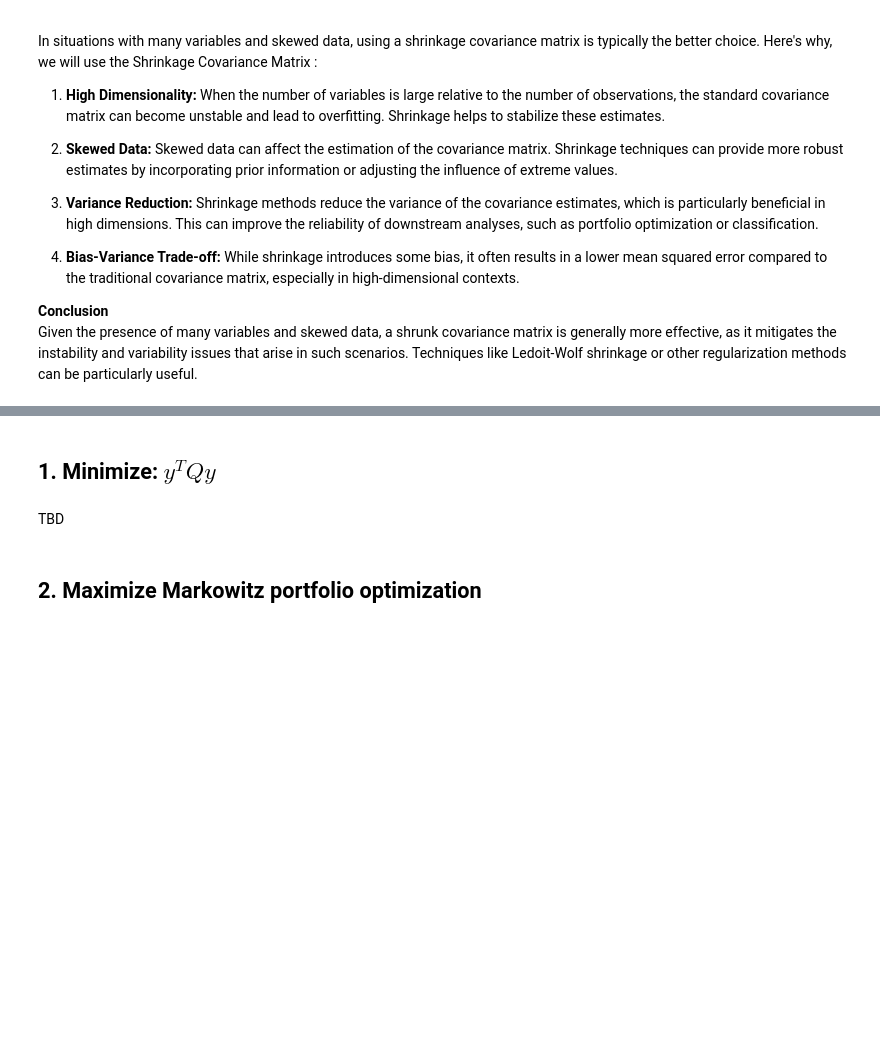
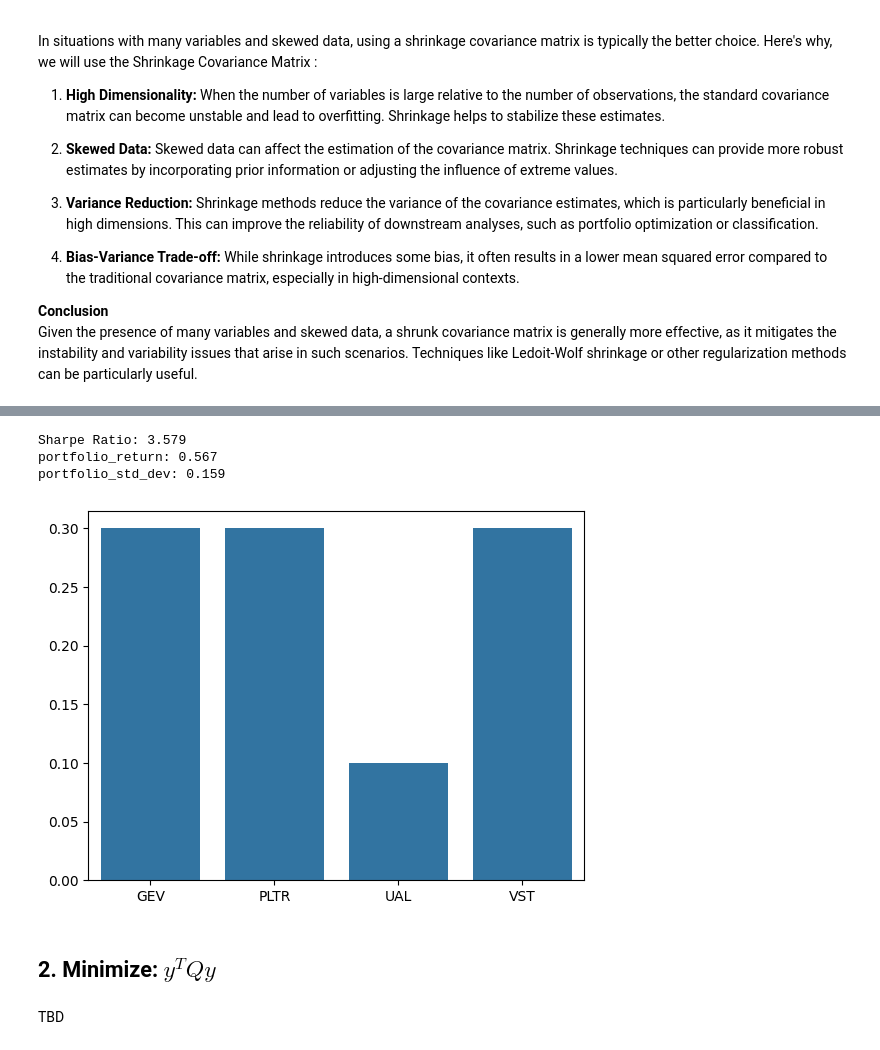
Before and after one commit to alexandreib/QuantDesign, a Jupyter notebook: QD | SP500 Portfolio Allocation.ipynb, the cells around one changed output, grey strips where cells are left out. Cells and saved outputs as stored; diff of their text form; code cells hidden in the pictures; blank space fills up the shorter version.

```diff
--- a/QD | SP500 Portfolio Allocation.ipynb
+++ b/QD | SP500 Portfolio Allocation.ipynb
@@ -236,13 +282,13 @@ def variance_objective(weights, cov_matrix):
     return portfolio_variance
 
 ### Using Negative Markowitz Objective, as we will use scipy.optimize.minimize
-def neg_markowitz_objective(weights, returns, cov_matrix, gamma = 0.02):
+def neg_markowitz_objective(weights, returns, cov_matrix, gamma = 0.2):
     portfolio_returns = np.squeeze(calculate_portfolio_returns(weights, returns))
     portfolio_variance = np.squeeze(calculate_portfolio_variance(weights, cov_matrix))
     return gamma * portfolio_variance - portfolio_returns
 
 ### Using Negative Sharpe Ratio, as we will use scipy.optimize.minimize
-def neg_sharpe_ratio_objective(weights, returns, cov_matrix, risk_free_rate = 0):
+def neg_sharpe_ratio_objective(weights, returns, cov_matrix, risk_free_rate = 0.03):
     portfolio_returns = np.squeeze(calculate_portfolio_returns(weights, returns))
     portfolio_variance = np.squeeze(calculate_portfolio_variance(weights, cov_matrix))
-    return -((portfolio_returns - risk_free_rate)/np.sqrt(portfolio_returns))
+    return -((portfolio_returns - risk_free_rate)/np.sqrt(portfolio_variance))
@@ -248,0 +299,10 @@ def neg_sharpe_ratio_objective(weights, returns, cov_matrix, risk_free_rate = 0)
+# %%
+result = sp.optimize.minimize(fun=neg_markowitz_objective,
+                            args=(log_returns, covariance_matrix),
+                            x0= np.array([1/number_of_tickers for _ in range(number_of_tickers)]),
+                            method='SLSQP',
+                            bounds=tuple((0, 0.3) for _ in range(number_of_tickers)),## we don't want to have more than 30% of the portfolio on 1 asset
+                            constraints=({'type': 'eq', 'fun': lambda weights: np.sum(weights) - 1})
+                            )
+
+print(result)
@@ -249,6 +319,25 @@ def neg_sharpe_ratio_objective(weights, returns, cov_matrix, risk_free_rate = 0)
+# %%
+markowitz = -1 * result['fun']
+
+weights =  result['x']
+portfolio_return = weights @ log_returns
+portfolio_std_dev = np.sqrt(weights.T @ covariance_matrix @ weights)
+sharpe_ratio = portfolio_return / portfolio_std_dev
+
+results = pd.concat([results, pd.DataFrame([[weights @ log_returns,  portfolio_std_dev, sharpe_ratio, 'Mean Variance optimized']], columns = results.columns)])
+print(f"Sharpe Ratio: {sharpe_ratio:.3f}")
+print(f"Portfolio Return: {portfolio_return:.3f}")
+print(f"Portfolio Standard Deviation: {portfolio_std_dev:.3f}")
+
+# Let's plot the Weights > 0.01
+sns.barplot(y=weights[weights >= 0.01], x = list(log_returns.index[weights >= 0.01]))
+plt.show()
+# %% [output]
+Sharpe Ratio: 3.579
+portfolio_return: 0.567
+portfolio_std_dev: 0.159
+[figure, added]
 # %% [markdown]
-## **1. Minimize:** $ y^TQy$
+## **2. Minimize:** $ y^TQy$
 # %% [markdown]
 TBD
-# %% [markdown]
-## **2. Maximize Markowitz portfolio optimization**
```
Also changed, not shown: parts of 46 cells of this notebook.
